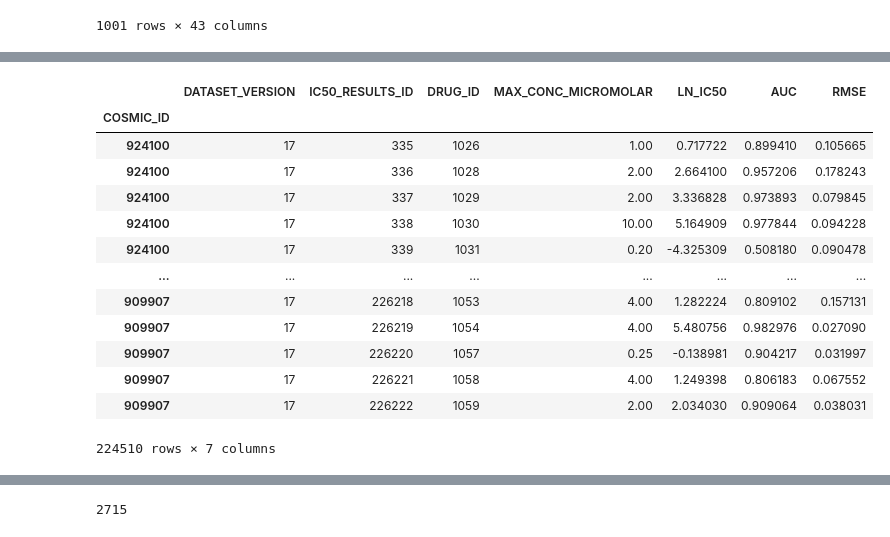
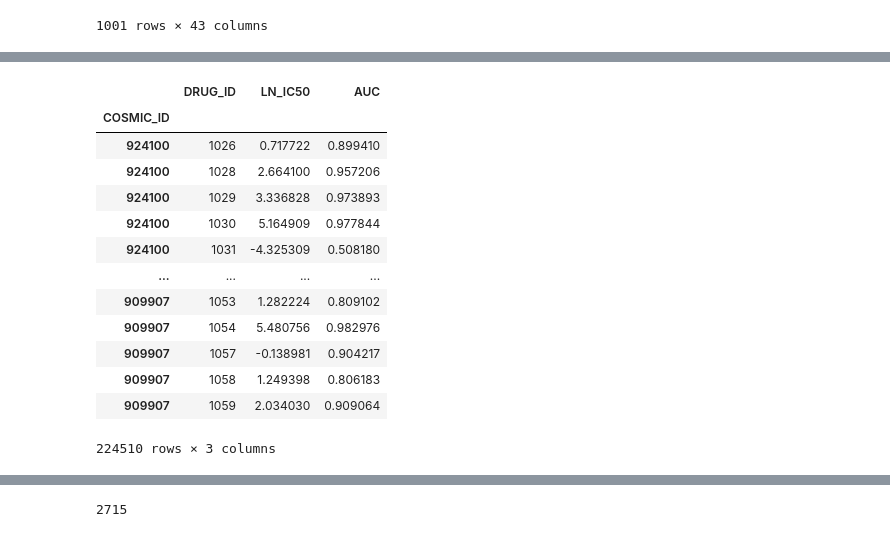
Before and after one commit to JDACS4C-IMPROVE/TCRP_data, a Jupyter notebook: code/process_sanger_drug_cell_line.ipynb, the cells around one changed output, grey strips where cells are left out. Saved outputs shown, nothing was run; the diff lists cells and outputs as text; code cells hidden in the pictures.

```diff
--- a/code/process_sanger_drug_cell_line.ipynb
+++ b/code/process_sanger_drug_cell_line.ipynb
@@ -112,6 +127,26 @@ exp_gene_list = list(exp_df.columns)
 exp_cell_line_list = list(exp_df.index.unique())
 
 # # print len(exp_cell_line_list), len(exp_gene_list)
+# %%
+PDTC_exp_df = pd.read_csv(PDTC_exp_data_file, sep='\t', index_col=0).fillna(0)
+PDTC_exp_df = PDTC_exp_df.T[1:]
+#exp_df = exp_df.rename(columns={np.nan: 'NO_GENE_NAME'})
+#exp_df = exp_df.drop('NO_GENE_NAME',axis=1)
+
+def stripNumber(line):
+    m = re.match('DATA\.([0-9]+)\.?', line)
+    return int(m.group(1))
+
+#exp_df.index = exp_df.index.map(stripNumber)
+#exp_df = exp_df.groupby(level=0).first()
+PDTC_exp_df = PDTC_exp_df[selected_exp_gene_list]
+
+PDTC_exp_gene_list = list(PDTC_exp_df.columns)
+PDTC_exp_cell_line_list = list(PDTC_exp_df.index.unique())
+# %%
+exp_df = pd.concat([exp_df,PDTC_exp_df])
+exp_gene_list = list(exp_df.columns)
+exp_cell_line_list = list(exp_df.index.unique())
 # %%
 maf = pd.read_csv(mutation_data_file, sep=',', index_col=0).fillna(0)
 mutation_df = maf.groupby(['COSMIC_ID', 'Gene']).size().unstack().fillna(0)
@@ -138,3 +173,13 @@ mutation_df
 | 1674021 | 2.0 | 0.0 | 0.0 | 0.0 | 0.0 | 1.0 | 0.0 | 0.0 | 1.0 | 0.0 | ... | ... |
 | 1789883 | 0.0 | 0.0 | 0.0 | 0.0 | 0.0 | 0.0 | 0.0 | 0.0 | 0.0 | 0.0 | ... | ... |
 1001 rows × 43 columns
+# %%
+PDTC_maf = pd.read_csv(PDTC_mutation_data_file, sep='\t', index_col=0).fillna(0)
+PDTC_mutation_df= PDTC_maf.replace(to_replace="NO",value=0.0)
+PDTC_mutation_df= PDTC_mutation_df.replace(to_replace="chr*",value=1.0,regex=True)
+# print len(mutation_cell_line_list), len(mutation_gene_list)
+PDTC_mutation_df = PDTC_mutation_df.transpose()
+PDTC_mutation_df = PDTC_mutation_df[selected_mut_gene_list]
+PDTC_mutation_gene_list = list(PDTC_mutation_df.columns)
+PDTC_mutation_cell_line_list = list(PDTC_mutation_df.index.unique())
+PDTC_mutation_df
@@ -140,0 +200,4 @@ mutation_df
+# %%
+mutation_df = pd.concat([mutation_df,PDTC_mutation_df])
+mutation_gene_list = list(mutation_df.columns)
+mutation_cell_line_list = list(mutation_df.index.unique())
@@ -334,25 +404,29 @@ len(gene_neighbor_map)
 # %%
 drugs = pd.read_csv(drug_cell_line_file,index_col=2)
+drugs = drugs.drop(["DATASET_VERSION","IC50_RESULTS_ID","MAX_CONC_MICROMOLAR","RMSE"],axis=1)
 drugs_cell_line_list = list(drugs.index.unique())
 # print len(drugs_cell_line_list)
-drugs
+drug_list = drugs["DRUG_ID
+new_drug_id = []
+for i in drug_list:
 
+    new_drug_id.append(drug2id_mapping[i])
 #cell_line_drug_matrix = drugs.loc[drugs['DRUG_ID'] == 1026]
 #cell_line_drug_matrix.loc[[924100,910924],'LN_IC50'].values
-
+drugs
 #cell_line_drug_matrix.loc[ [909758, 924247, 924107],'DRUG_ID' ]
 # %% [output]
-|  | DATASET_VERSION | IC50_RESULTS_ID | DRUG_ID | MAX_CONC_MICROMOLAR | LN_IC50 | AUC | RMSE |
-| COSMIC_ID |  |  |  |  |  |  |  |
-| 924100 | 17 | 335 | 1026 | 1.00 | 0.717722 | 0.899410 | 0.105665 |
-| 924100 | 17 | 336 | 1028 | 2.00 | 2.664100 | 0.957206 | 0.178243 |
-| 924100 | 17 | 337 | 1029 | 2.00 | 3.336828 | 0.973893 | 0.079845 |
-| 924100 | 17 | 338 | 1030 | 10.00 | 5.164909 | 0.977844 | 0.094228 |
-| 924100 | 17 | 339 | 1031 | 0.20 | -4.325309 | 0.508180 | 0.090478 |
-| ... | ... | ... | ... | ... | ... | ... | ... |
-| 909907 | 17 | 226218 | 1053 | 4.00 | 1.282224 | 0.809102 | 0.157131 |
-| 909907 | 17 | 226219 | 1054 | 4.00 | 5.480756 | 0.982976 | 0.027090 |
-| 909907 | 17 | 226220 | 1057 | 0.25 | -0.138981 | 0.904217 | 0.031997 |
-| 909907 | 17 | 226221 | 1058 | 4.00 | 1.249398 | 0.806183 | 0.067552 |
-| 909907 | 17 | 226222 | 1059 | 2.00 | 2.034030 | 0.909064 | 0.038031 |
+|  | DRUG_ID | LN_IC50 | AUC |
+| COSMIC_ID |  |  |  |
+| 924100 | 1026 | 0.717722 | 0.899410 |
+| 924100 | 1028 | 2.664100 | 0.957206 |
+| 924100 | 1029 | 3.336828 | 0.973893 |
+| 924100 | 1030 | 5.164909 | 0.977844 |
+| 924100 | 1031 | -4.325309 | 0.508180 |
+| ... | ... | ... | ... |
+| 909907 | 1053 | 1.282224 | 0.809102 |
+| 909907 | 1054 | 5.480756 | 0.982976 |
+| 909907 | 1057 | -0.138981 | 0.904217 |
+| 909907 | 1058 | 1.249398 | 0.806183 |
+| 909907 | 1059 | 2.034030 | 0.909064 |
-224510 rows × 7 columns
+224510 rows × 3 columns
```
Also changed, not shown: parts of 21 cells of this notebook, 2 other files.
